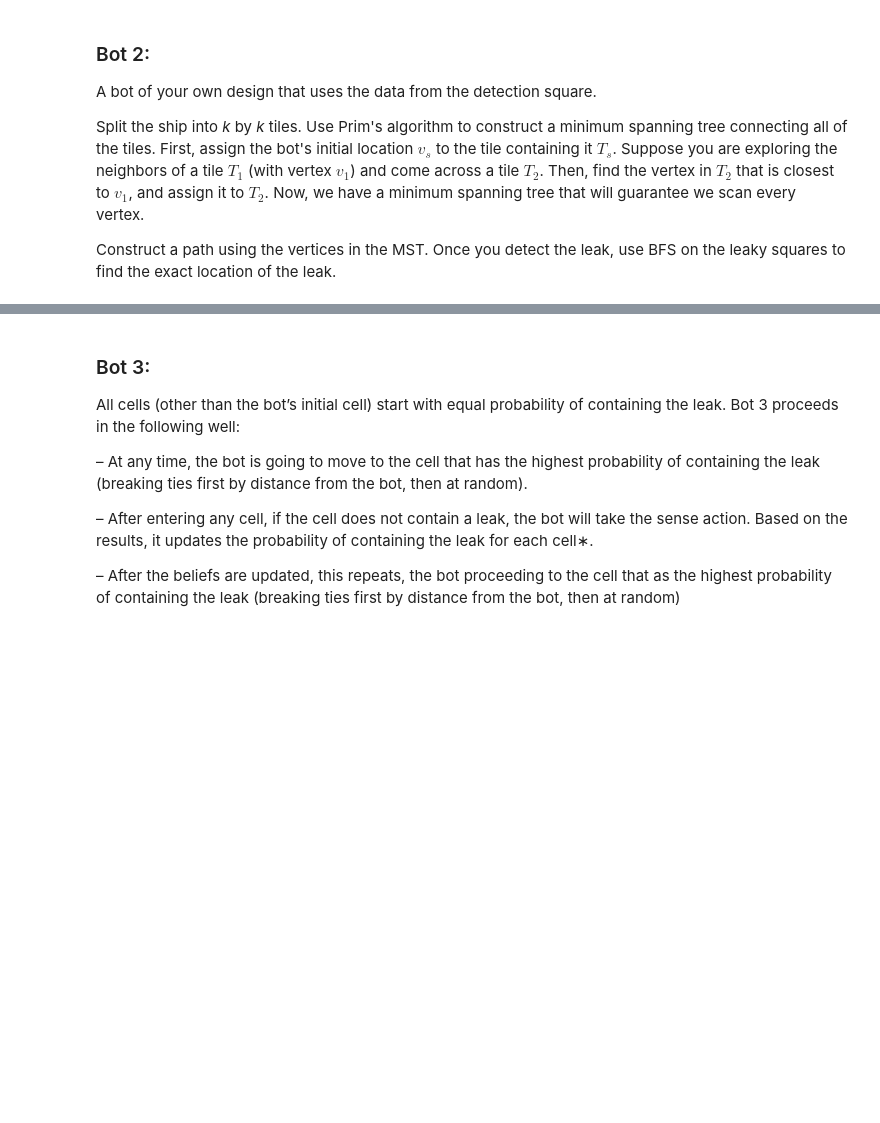
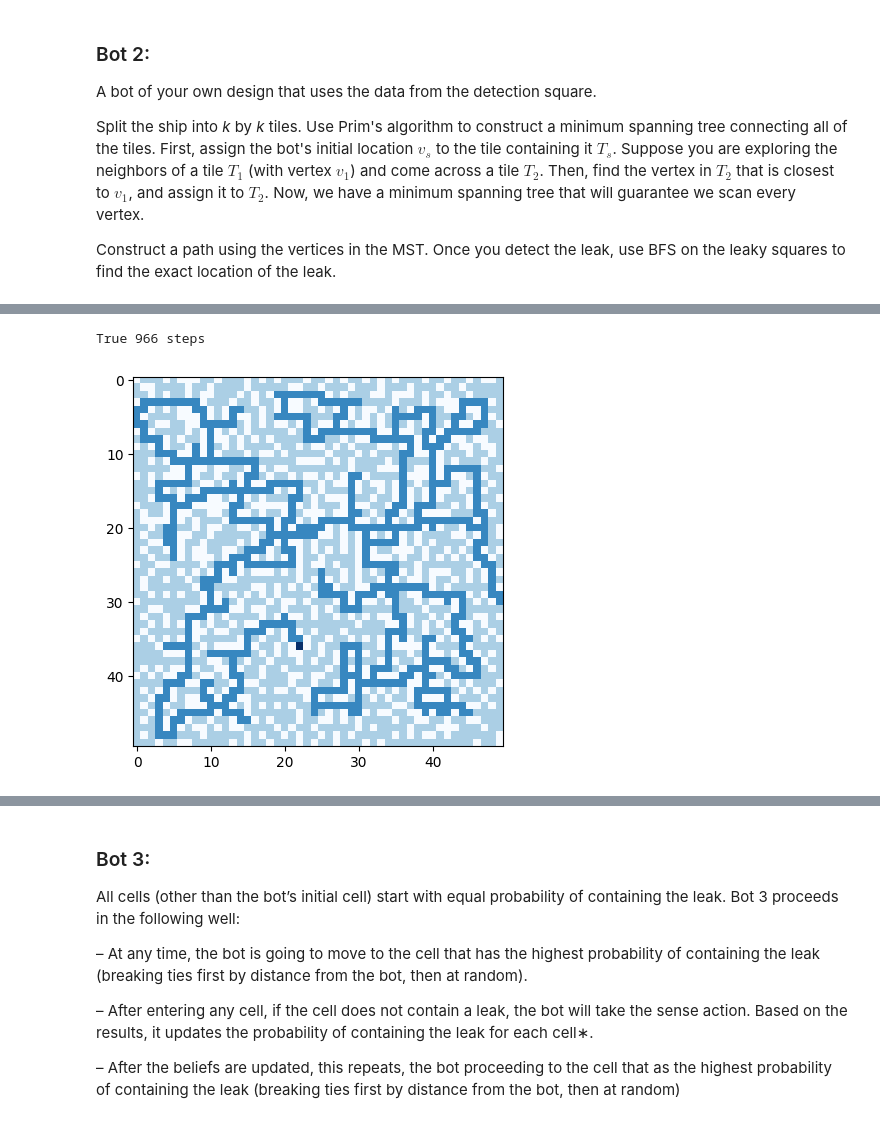
Before and after one commit to Intro-to-AI-Group/AI-Project-Two, a Jupyter notebook: src/Ship.ipynb, the cells around one changed output, grey strips where cells are left out. Saved outputs shown, nothing was run; the diff lists cells and outputs as text; code cells hidden in the pictures; blank space fills up the shorter version.

```diff
--- a/src/Ship.ipynb
+++ b/src/Ship.ipynb
@@ -1011,10 +1116,18 @@ ship.display(path=vertex)
 # %%
+# print(bot.traversal_order)
+
 res = bot.simulate()
-print(bot.path)
+# print(bot.path)
 for i, j in zip(bot.path[:-1], bot.path[1:]):
-    m = abs(i[0] - j[0]) + abs(i[1] - j[1])
-    if m > 1:
-        break
-        print(f"weird {i} {j}")
+    if manhattan(i, j) > 1:
+        pass
+        # print(f"weird {i} {j}")
 print(str(res[0]) + " " + str(res[2]) + " steps")
+
+# print(len(bot.path))
+bot.check_path()
+
 ship.display(bot.path)
+# %% [output]
+True 966 steps
+[figure, added]
```
Also changed, not shown: parts of 8 cells of this notebook.
